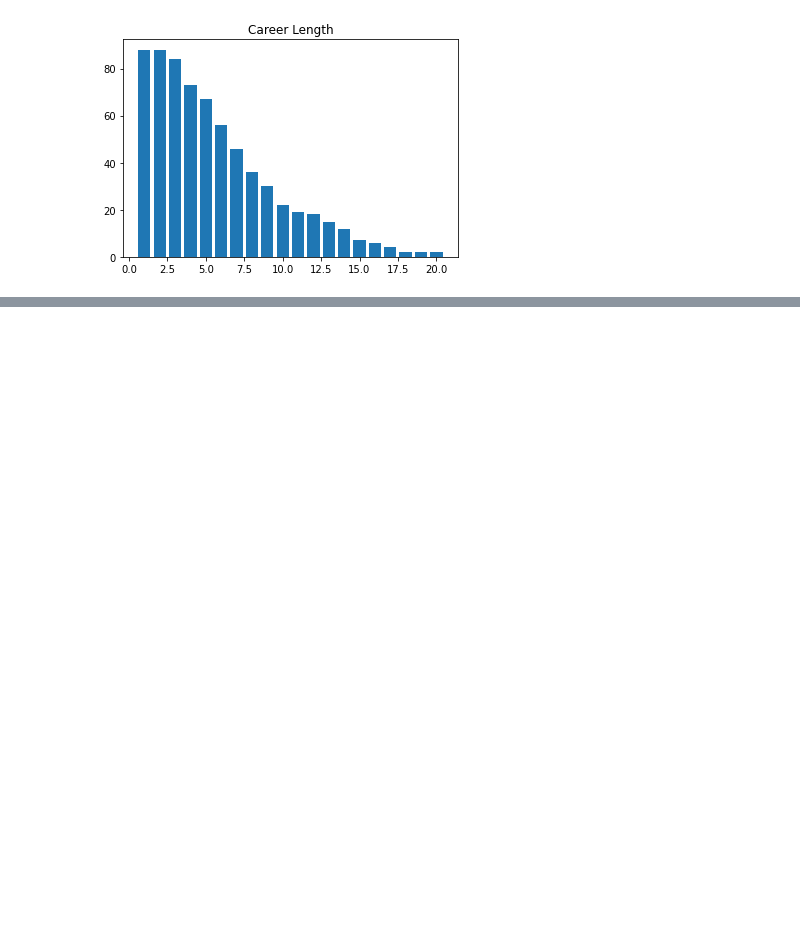
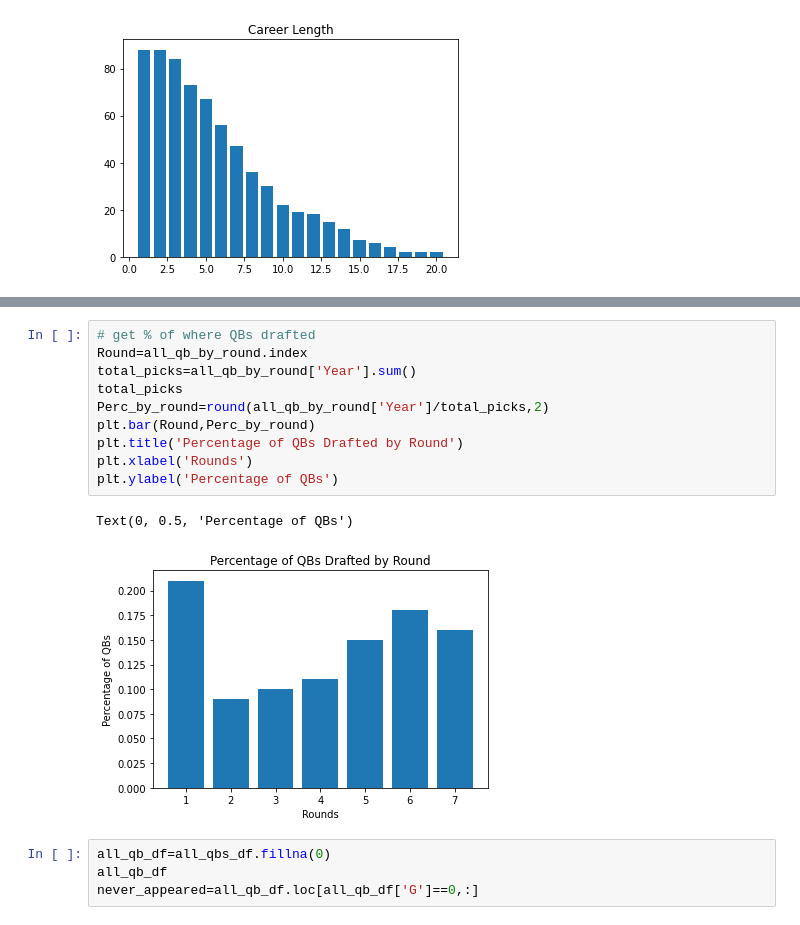
Before and after one commit to mikejackson35/mica_team, a Jupyter notebook: CC_QBDraftAnalysis.ipynb, the cells around one changed output, grey strips where cells are left out. Saved outputs shown, nothing was run; the diff lists cells and outputs as text; blank space fills up the shorter version.

```diff
--- a/CC_QBDraftAnalysis.ipynb
+++ b/CC_QBDraftAnalysis.ipynb
@@ -76,0 +136,17 @@ Text(0.5, 1.0, 'Career Length')
+# %%
+# get % of where QBs drafted
+Round=all_qb_by_round.index
+total_picks=all_qb_by_round['Year'].sum()
+total_picks
+Perc_by_round=round(all_qb_by_round['Year']/total_picks,2)
+plt.bar(Round,Perc_by_round)
+plt.title('Percentage of QBs Drafted by Round')
+plt.xlabel('Rounds')
+plt.ylabel('Percentage of QBs')
+# %% [output]
+Text(0, 0.5, 'Percentage of QBs')
+[figure, added]
+# %%
+all_qb_df=all_qbs_df.fillna(0)
+all_qb_df
+never_appeared=all_qb_df.loc[all_qb_df['G']==0,:]
```
Also changed, not shown: parts of 8 cells of this notebook, 4 other files.
